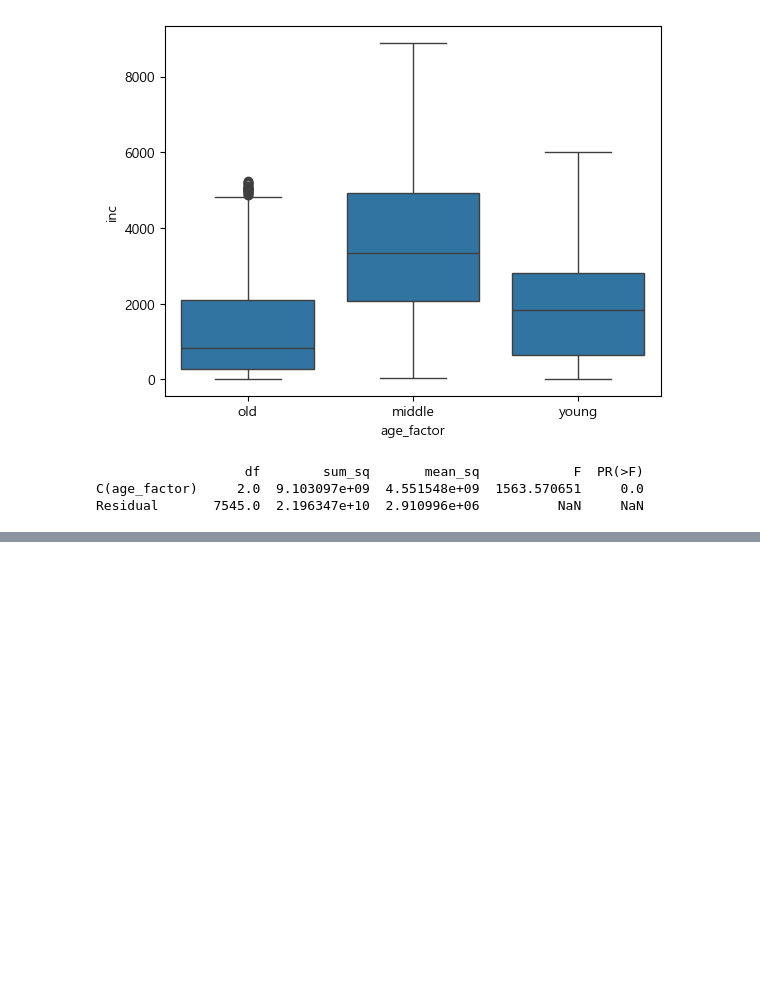
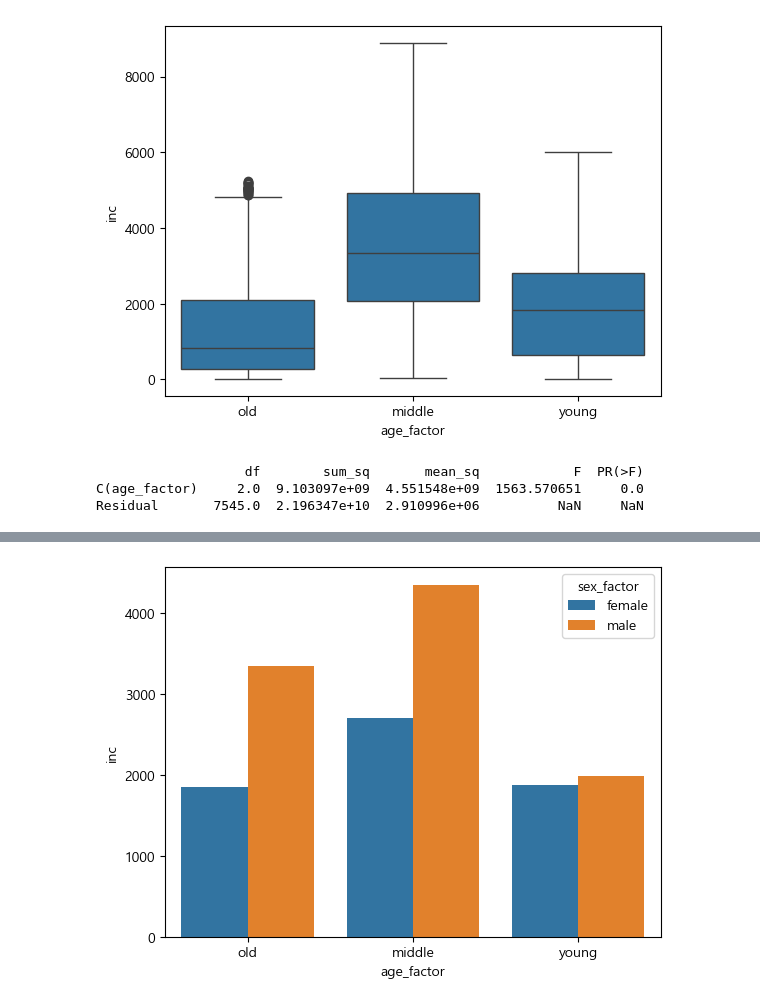
Before and after one commit to dothouse/practice, a Jupyter notebook: welfare/welfare_EDA.ipynb, the cells around one changed output, grey strips where cells are left out. Drawn from its saved outputs; the diff is of its cells as text; code cells hidden in the pictures; blank space fills up the shorter version.

```diff
--- a/welfare/welfare_EDA.ipynb
+++ b/welfare/welfare_EDA.ipynb
@@ -463,0 +483,3 @@ Residual       7545.0  2.196347e+10  2.910996e+06          NaN     NaN
+# %%
+inc_sex_age = df2.groupby(['age_factor', 'sex_factor'])[['inc']].agg('mean')
+inc_sex_age.index.to_flat_index
@@ -463,0 +499,9 @@ Residual       7545.0  2.196347e+10  2.910996e+06          NaN     NaN
+# %%
+sns.barplot(data = inc_sex_age,
+            x = 'age_factor',
+            y = 'inc',
+            hue = 'sex_factor',
+            order = ['old', 'middle', 'young'])
+plt.show()
+# %% [output]
+[figure, added]
```
Also changed, not shown: parts of 24 cells of this notebook, 1 other file.
